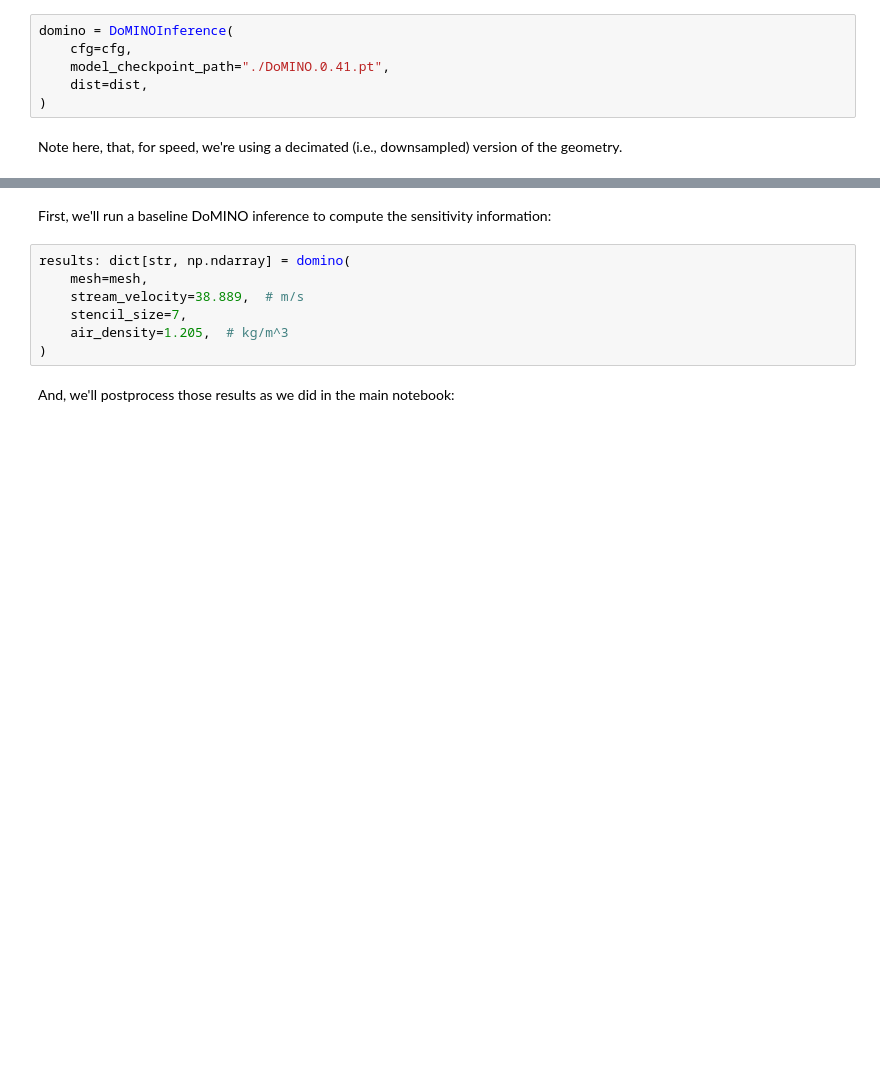
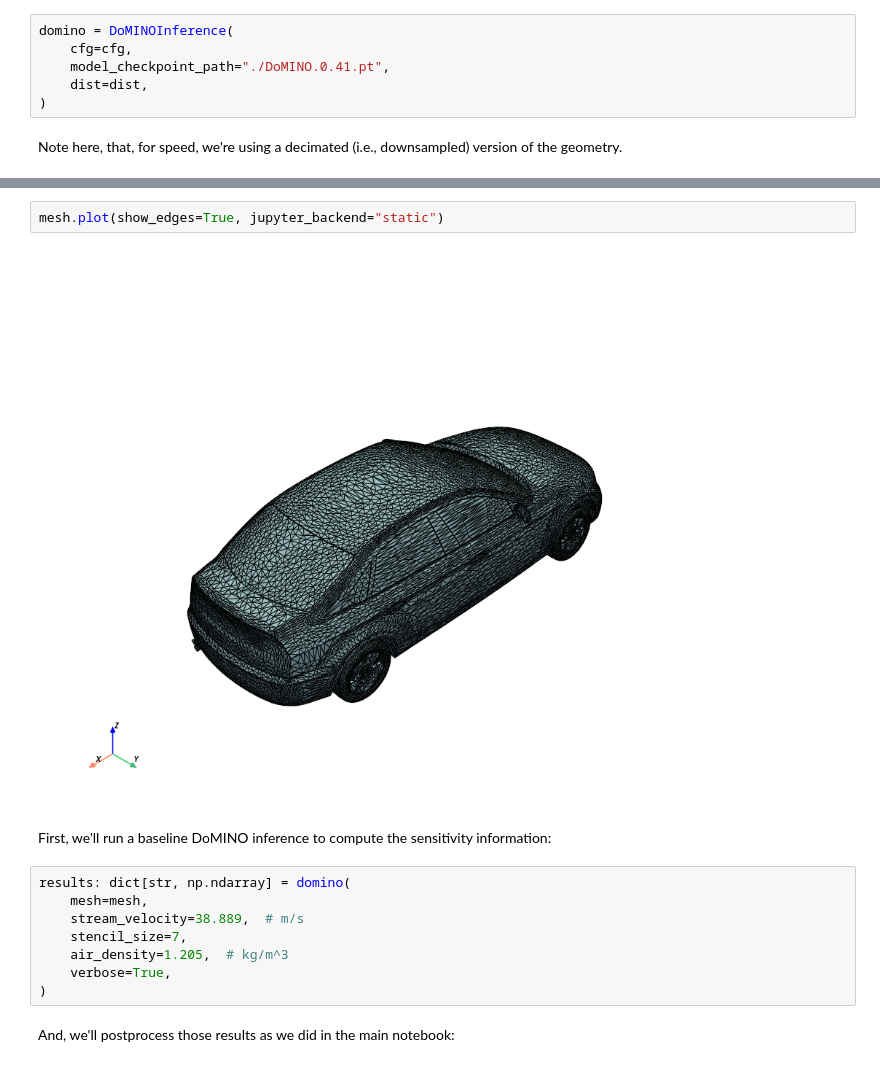
Before and after one commit to peterdsharpe/physicsnemo-cfd, a Jupyter notebook: workflows/domino_design_sensitivities/gradient_checking.ipynb, the cells around one changed output, grey strips where cells are left out. Drawn from its saved outputs; the diff is of its cells as text; blank space fills up the shorter version.

```diff
--- a/workflows/domino_design_sensitivities/gradient_checking.ipynb
+++ b/workflows/domino_design_sensitivities/gradient_checking.ipynb
@@ -51,3 +64,7 @@ mesh: pv.PolyData = pv.read(input_file)  # ty: ignore[invalid-assignment]
+# %%
+mesh.plot(show_edges=True, jupyter_backend="static")
+# %% [output]
+[figure, added]
 # %% [markdown]
 First, we'll run a baseline DoMINO inference to compute the sensitivity information:
 # %%
@@ -56,6 +73,7 @@ results: dict[str, np.ndarray] = domino(
     stream_velocity=38.889,  # m/s
     stencil_size=7,
     air_density=1.205,  # kg/m^3
+    verbose=True,
 )
 # %% [markdown]
 And, we'll postprocess those results as we did in the main notebook:
```
Also changed, not shown: parts of 5 cells of this notebook, 1 other file.
